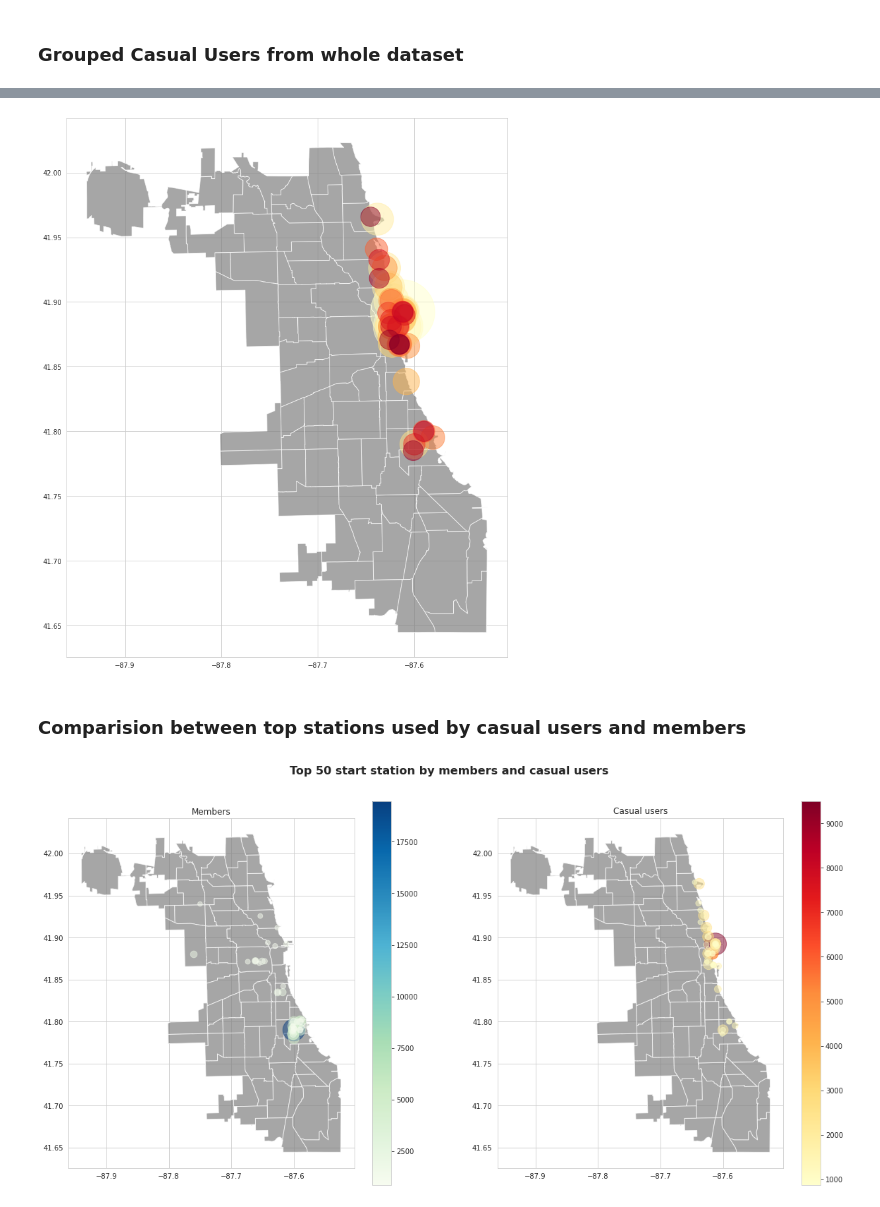
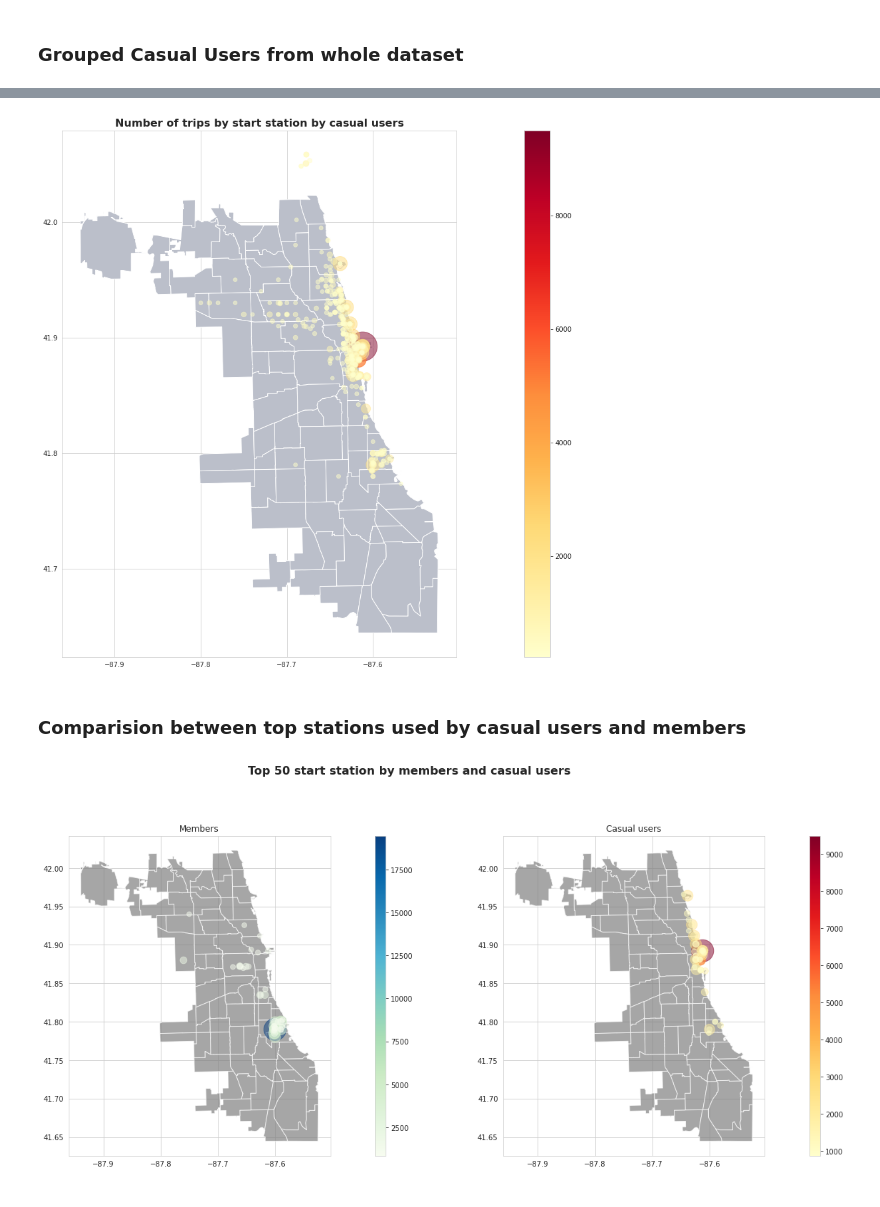
Before and after one commit to anamilanezi/google-data-analytics, a Jupyter notebook: Sample_LatLong.ipynb, the cells around one changed output, grey strips where cells are left out. Drawn from its saved outputs; the diff is of its cells as text; code cells hidden in the pictures.

```diff
--- a/Sample_LatLong.ipynb
+++ b/Sample_LatLong.ipynb
@@ -572,8 +549,11 @@ grouped_geo_df_sample = gpd.GeoDataFrame(grouped_big_sample, crs="EPSG:4326", ge
 grouped_geo_df_sample = grouped_geo_df_sample.sort_values(by='count', ascending=True)
 # %%
 with sns.axes_style('whitegrid'):
-  fig, ax = plt.subplots(figsize = (14,10))
+  fig, ax = plt.subplots(figsize = (12,14))
+  plt.title('Number of trips by start station from sample size', loc="center", fontsize=16, fontweight="bold")
+  divider = make_axes_locatable(ax)
+  cax = divider.append_axes("right", size="3%", pad=0)
   chicago_map.plot(ax = ax, alpha=0.7, color="grey")
-  grouped_geo_df_sample.query('count > 10').plot(ax=ax, column="count", markersize='count', marker="o", alpha=0.5, cmap="Spectral_r", legend=True)
-  # fig.colorbar(im, ax=ax)
+  grouped_geo_df_sample.plot(ax=ax, column="count", markersize='count', marker="o", alpha=0.5, cmap="Spectral_r", legend=True, cax=cax)
+  cax.tick_params(labelsize='10')
 # %% [output]
@@ -594,15 +574,25 @@ with sns.axes_style('whitegrid'):
   fig, axes = plt.subplots(1, 3, figsize = (25,10))
   fig.suptitle('', fontsize=16, fontweight="bold", y=0.85)
 
+
+  divider = make_axes_locatable(axes[0])
+  cax = divider.append_axes("right", size="3%", pad=0)
+
   chicago_map.plot(ax=axes[0], alpha=0.7, color="grey")
-  grouped_geo_df_sample.query('count > 10').plot(ax=axes[0], markersize=sc, marker="o", alpha=0.5, cmap="GnBu", column="count", legend=True)
+  grouped_geo_df_sample.query('count > 10').plot(ax=axes[0], markersize='count', marker="o", alpha=0.3, cmap="YlOrRd", column="count", legend=True, cax=cax)
   axes[0].set_title("Count")
 
+  divider = make_axes_locatable(axes[1])
+  cax = divider.append_axes("right", size="3%", pad=0)
+
   chicago_map.plot(ax=axes[1], alpha=0.7, color="grey")
-  grouped_geo_df_sample.query('count > 10').plot(ax=axes[1], markersize=sl, marker="o", alpha=0.5, cmap="YlOrRd", column='ride_length_median', legend=True)
+  grouped_geo_df_sample.query('count > 10').plot(ax=axes[1], markersize=sl, marker="o", alpha=0.3, cmap="YlOrRd", column='ride_length_median', legend=True, cax=cax)
   axes[1].set_title("Median ride length")
 
+  divider = make_axes_locatable(axes[2])
+  cax = divider.append_axes("right", size="3%", pad=0)
+
   chicago_map.plot(ax=axes[2], alpha=0.7, color="grey")
-  grouped_geo_df_sample.query('count > 10').plot(ax=axes[2], markersize=sd, marker="o", alpha=0.5, cmap="Spectral", column='distance_median', legend=True)
+  grouped_geo_df_sample.query('count > 10').plot(ax=axes[2], markersize=sd, marker="o", alpha=0.3, cmap="Spectral", column='distance_median', legend=True, cax=cax)
   axes[2].set_title("Median distance")
 # %% [output]
@@ -638,6 +628,9 @@ s2 = [s*0.1 for s in size2]
 # %%
 with sns.axes_style('whitegrid'):
   fig, ax = plt.subplots(figsize = (15,15))
+  plt.title('Number of trips by start station by members', loc="center", fontsize=16, fontweight="bold")
+  divider = make_axes_locatable(ax)
+  cax = divider.append_axes("right", size="5%", pad=0)
   chicago_map.plot(ax = ax, color="#bbbfca")
-  geo_df_member.head(1000).plot(ax=ax, markersize=s2, marker="o", alpha=0.5, cmap="YlGnBu", column='count', legend=True)
+  geo_df_member.head(1000).plot(ax=ax, markersize=s2, marker="o", alpha=0.5, cmap="YlGnBu", column='count', legend=True, cax=cax)
 # %% [output]
@@ -662,15 +655,18 @@ gc = [Point(x) for x in grouped_casual_station['start_lng_lat']]
 # geo_df = gpd.GeoDataFrame(grouped_start, crs="EPSG:4326", geometry=geometry_start)
 geo_df_casual = gpd.GeoDataFrame(grouped_casual_station, crs="EPSG:4326", geometry=gc)
 # %%
-size = geo_df_member['count'].to_numpy()
-s = [s*0.1 for s in size]
+sizem = geo_df_member['count'].to_numpy()
+sm = [s*0.1 for s in sizem]
 # %%
 with sns.axes_style('whitegrid'):
   fig, ax = plt.subplots(figsize = (15,15))
-  chicago_map.plot(ax = ax, alpha=0.7, color="grey")
-  geo_df_casual.head(50).plot(ax=ax, markersize='count', marker="o", alpha=0.5, cmap="YlOrRd")
+  plt.title('Number of trips by start station by casual users', loc="center", fontsize=16, fontweight="bold")
+  divider = make_axes_locatable(ax)
+  cax = divider.append_axes("right", size="5%", pad=0)
+  chicago_map.plot(ax = ax, color="#bbbfca")
+  geo_df_casual.head(500).plot(ax=ax, markersize=sm, marker="o", alpha=0.5, cmap="YlOrRd", column='count', legend=True, cax=cax)
 # %% [output]
-[figure, old version]
+[figure, new version]
 # %% [markdown]
 ### Comparision between top stations used by casual users and members
 # %%
@@ -681,12 +677,19 @@ with sns.axes_style('whitegrid'):
   fig, axes = plt.subplots(1, 2, figsize = (20,10))
   fig.suptitle('Top 50 start station by members and casual users', fontsize=16, fontweight="bold", y=0.95)
 
+  divider = make_axes_locatable(axes[0])
+  cax = divider.append_axes("right", size="3%", pad=0)
+
+
   chicago_map.plot(ax=axes[0], alpha=0.7, color="grey")
-  geo_df_member.head(50).plot(ax=axes[0], markersize=s, marker="o", alpha=0.5, cmap="GnBu", column="count", legend=True)
+  geo_df_member.head(50).plot(ax=axes[0], markersize=s, marker="o", alpha=0.5, cmap="GnBu", column="count", legend=True, cax=cax)
   axes[0].set_title("Members")
 
+  divider = make_axes_locatable(axes[1])
+  cax = divider.append_axes("right", size="3%", pad=0)
+
   chicago_map.plot(ax=axes[1], alpha=0.7, color="grey")
-  geo_df_casual.head(50).plot(ax=axes[1], markersize=s, marker="o", alpha=0.5, cmap="YlOrRd", column="count", legend=True)
+  geo_df_casual.head(50).plot(ax=axes[1], markersize=s, marker="o", alpha=0.5, cmap="YlOrRd", column="count", legend=True, cax=cax)
   axes[1].set_title("Casual users")
 # %% [output]
-[figure, old version]
+[figure, new version]
```
Also changed, not shown: parts of 7 cells of this notebook.
